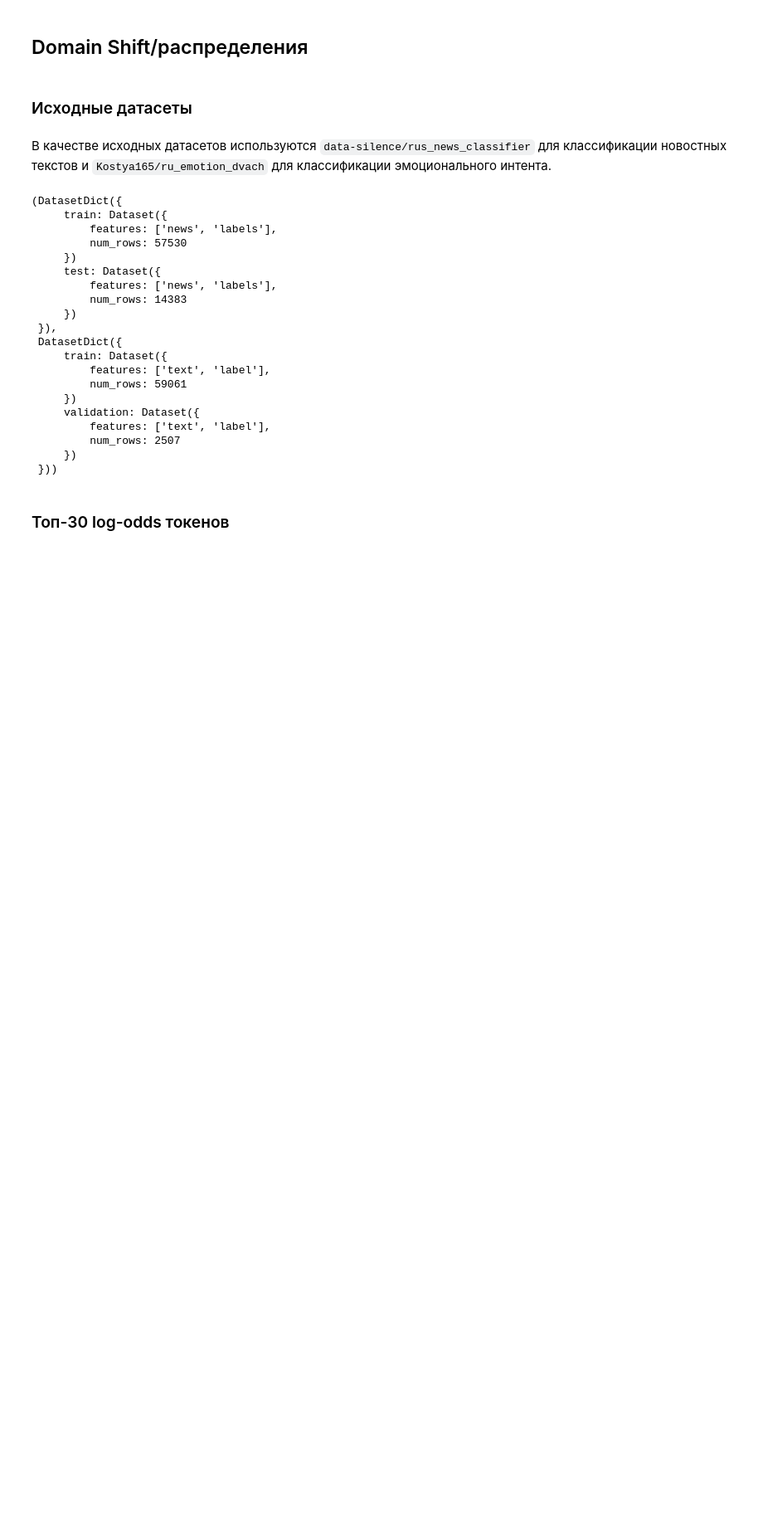
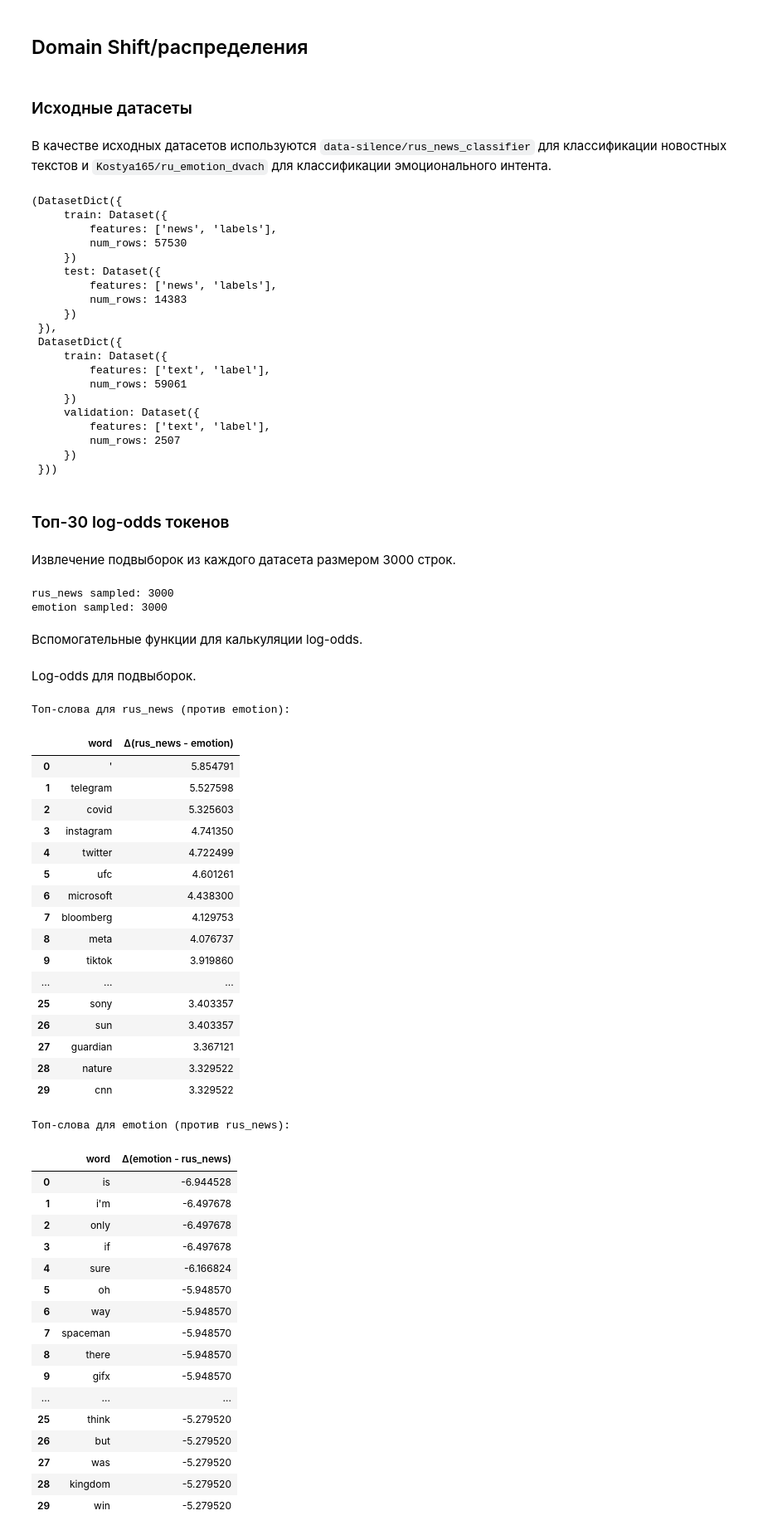
Before and after one commit to liminalvoid/nlp, a Jupyter notebook: sem_2.ipynb, the cells around one changed output. Shown at 83% size. Drawn from its saved outputs; the diff is of its cells as text; code cells hidden in the pictures; blank space fills up the shorter version.

```diff
--- a/sem_2.ipynb
+++ b/sem_2.ipynb
@@ -39,3 +39,25 @@ rus_news_ds, ru_emotion_ds
  }))
 # %% [markdown]
 ### Топ-30 log-odds токенов
+# %% [markdown]
+Извлечение подвыборок из каждого датасета размером 3000 строк.
+# %%
+import numpy as np
+
+
+def sample_tests(ds, split, n=2000, text_key="text"):
+    idx = np.random.choice(len(ds[split]), size=min(n, len(ds[split])), replace=False)
+
+    return [ds[split][int(i)][text_key] for i in idx]
+
+
+rus_news_train = sample_tests(rus_news_ds, "train", n=3000, text_key="news")
+emotion_train = sample_tests(ru_emotion_ds, "train", n=3000)
+
+print("rus_news sampled:", len(rus_news_train))
+print("emotion sampled:", len(emotion_train))
+# %% [output]
+rus_news sampled: 3000
+emotion sampled: 3000
+# %% [markdown]
+Вспомогательные функции для калькуляции log-odds.
@@ -41,0 +122,50 @@ rus_news_ds, ru_emotion_ds
+# %% [markdown]
+Log-odds для подвыборок.
+# %%
+import pandas as pd
+
+
+pos, neg = top_log_odds_words(rus_news_train, emotion_train, top_n=30)
+
+print("Топ-слова для rus_news (против emotion):")
+display(pd.DataFrame(pos, columns=["word", "∆(rus_news - emotion)"]))
+
+print("Топ-слова для emotion (против rus_news):")
+display(pd.DataFrame(neg, columns=["word", "∆(emotion - rus_news)"]))
+# %% [output]
+Топ-слова для rus_news (против emotion):
+|  | word | ∆(rus_news - emotion) |
+| 0 | ' | 5.854791 |
+| 1 | telegram | 5.527598 |
+| 2 | covid | 5.325603 |
+| 3 | instagram | 4.741350 |
+| 4 | twitter | 4.722499 |
+| 5 | ufc | 4.601261 |
+| 6 | microsoft | 4.438300 |
+| 7 | bloomberg | 4.129753 |
+| 8 | meta | 4.076737 |
+| 9 | tiktok | 3.919860 |
+| ... | ... | ... |
+| 25 | sony | 3.403357 |
+| 26 | sun | 3.403357 |
+| 27 | guardian | 3.367121 |
+| 28 | nature | 3.329522 |
+| 29 | cnn | 3.329522 |
+Топ-слова для emotion (против rus_news):
+|  | word | ∆(emotion - rus_news) |
+| 0 | is | -6.944528 |
+| 1 | i'm | -6.497678 |
+| 2 | only | -6.497678 |
+| 3 | if | -6.497678 |
+| 4 | sure | -6.166824 |
+| 5 | oh | -5.948570 |
+| 6 | way | -5.948570 |
+| 7 | spaceman | -5.948570 |
+| 8 | there | -5.948570 |
+| 9 | gifx | -5.948570 |
+| ... | ... | ... |
+| 25 | think | -5.279520 |
+| 26 | but | -5.279520 |
+| 27 | was | -5.279520 |
+| 28 | kingdom | -5.279520 |
+| 29 | win | -5.279520 |
```
Also changed, not shown: parts of 7 cells of this notebook.
